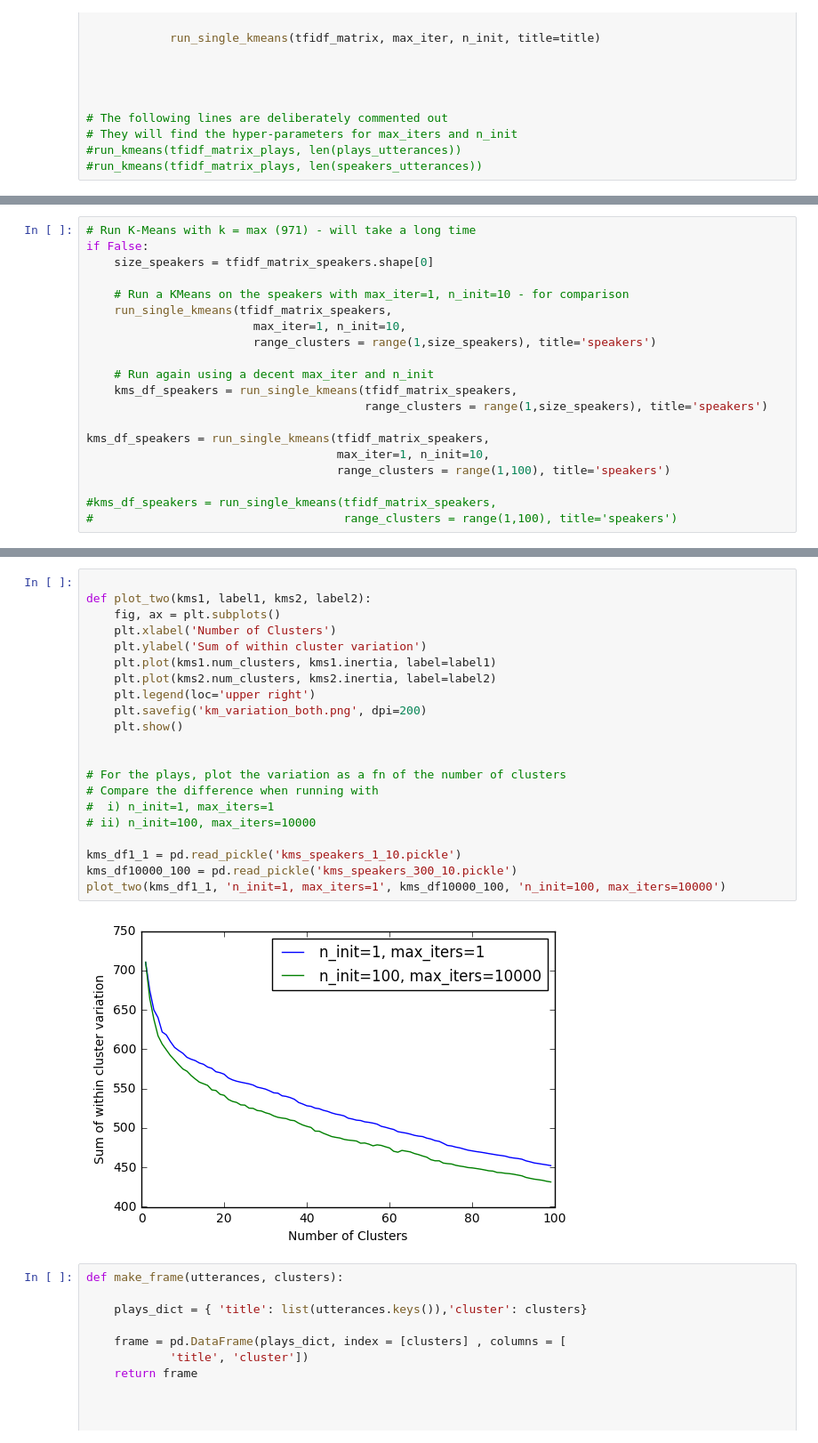
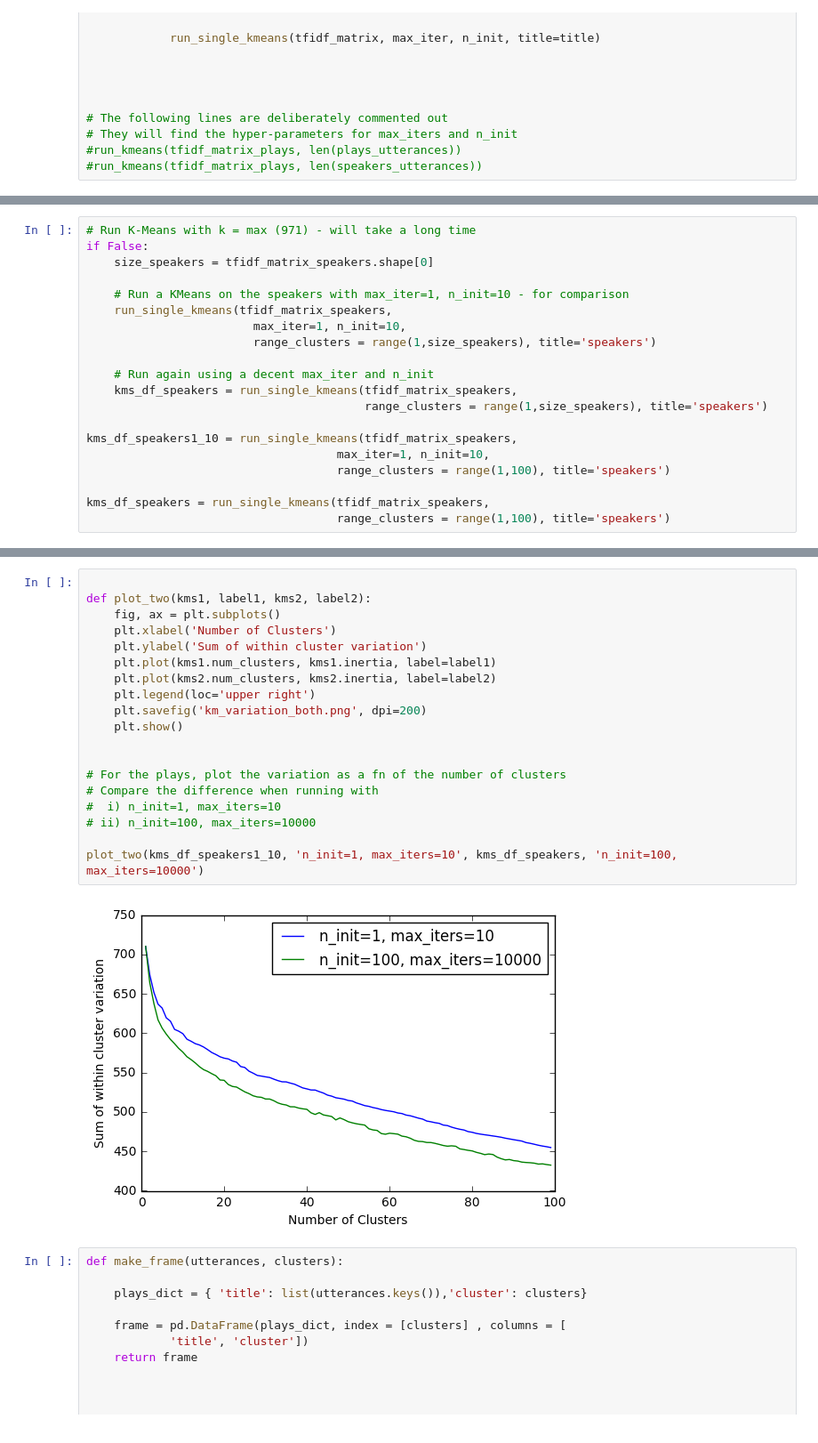
Before and after one commit to rabjohnston/E81HW5, a Jupyter notebook: HW5_rob.ipynb, the cells around one changed output, grey strips where cells are left out. Shown at 89% size. Saved outputs shown, nothing was run; the diff lists cells and outputs as text.

```diff
--- a/HW5_rob.ipynb
+++ b/HW5_rob.ipynb
@@ -330,12 +341,12 @@ if False:
     kms_df_speakers = run_single_kmeans(tfidf_matrix_speakers,
                                         range_clusters = range(1,size_speakers), title='speakers')
 
-kms_df_speakers = run_single_kmeans(tfidf_matrix_speakers,
+kms_df_speakers1_10 = run_single_kmeans(tfidf_matrix_speakers,
                                     max_iter=1, n_init=10,
                                     range_clusters = range(1,100), title='speakers')
 
-#kms_df_speakers = run_single_kmeans(tfidf_matrix_speakers,
-#                                    range_clusters = range(1,100), title='speakers')
+kms_df_speakers = run_single_kmeans(tfidf_matrix_speakers,
+                                    range_clusters = range(1,100), title='speakers')
 # %% [output]
 KMeans cluster  1
 KMeans cluster  2
@@ -357,26 +368,24 @@ KMeans cluster  99
 # %%
 
 def plot_two(kms1, label1, kms2, label2):
     fig, ax = plt.subplots()
     plt.xlabel('Number of Clusters')
     plt.ylabel('Sum of within cluster variation')
     plt.plot(kms1.num_clusters, kms1.inertia, label=label1)
     plt.plot(kms2.num_clusters, kms2.inertia, label=label2)
     plt.legend(loc='upper right')
     plt.savefig('km_variation_both.png', dpi=200)
     plt.show()
 
 
 # For the plays, plot the variation as a fn of the number of clusters
 # Compare the difference when running with
-#  i) n_init=1, max_iters=1
+#  i) n_init=1, max_iters=10
 # ii) n_init=100, max_iters=10000
 
-kms_df1_1 = pd.read_pickle('kms_speakers_1_10.pickle')
-kms_df10000_100 = pd.read_pickle('kms_speakers_300_10.pickle')
-plot_two(kms_df1_1, 'n_init=1, max_iters=1', kms_df10000_100, 'n_init=100, max_iters=10000')
+plot_two(kms_df_speakers1_10, 'n_init=1, max_iters=10', kms_df_speakers, 'n_init=100, max_iters=10000')
 # %% [output]
-[figure, old version]
+[figure, new version]
 # %%
 def make_frame(utterances, clusters):
 
```
Also changed, not shown: parts of 33 cells of this notebook.
